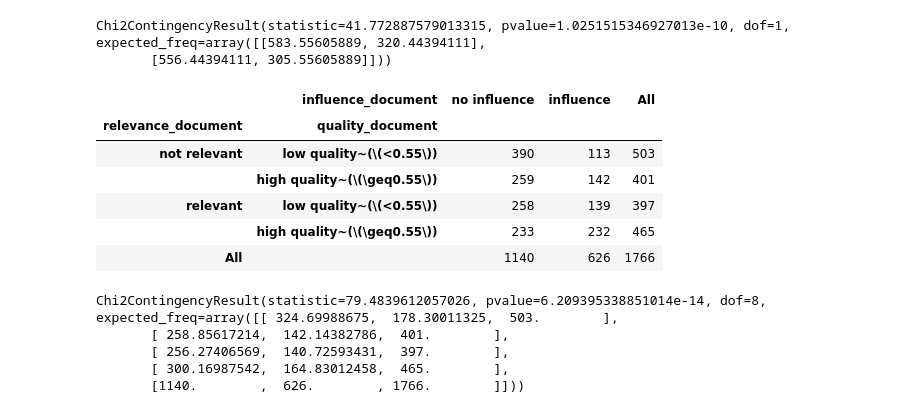
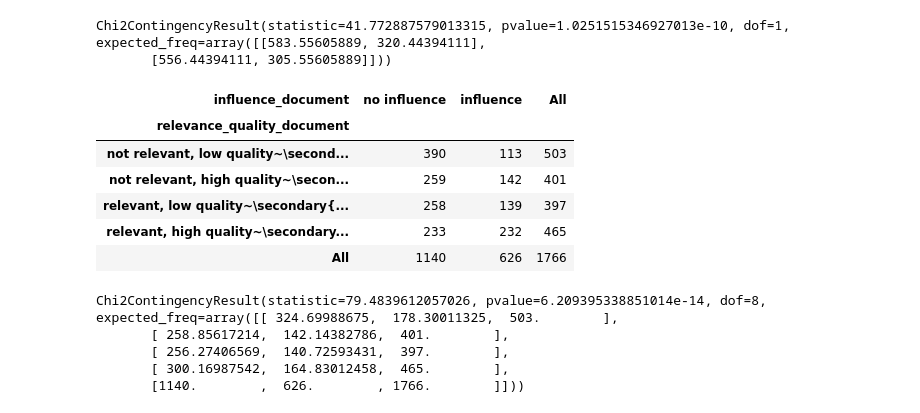
Before and after one commit to webis-de/clef24-search-quality-decision-making, a Jupyter notebook: notebooks/evaluation_user_study.ipynb, the cells around one changed output. Drawn from its saved outputs; the diff is of its cells as text; code cells hidden in the pictures.

```diff
--- a/notebooks/evaluation_user_study.ipynb
+++ b/notebooks/evaluation_user_study.ipynb
@@ -467,6 +493,7 @@ plot
 # %%
-quality_threshold = 0.55
-label_low_quality = r"low quality~(\(<"+f"{quality_threshold:.2f}"+r"\))"
-label_high_quality = r"high quality~(\(\geq"+f"{quality_threshold:.2f}"+r"\))"
+# Copy-pasted from the quality assessments evaluation notebook (median).
+quality_threshold = 0.56969696969697
+label_low_quality = r"low quality~\secondary{(\(<" + f"{quality_threshold:.2f}" + r"\))}"
+label_high_quality = r"high quality~\secondary{(\(\geq" + f"{quality_threshold:.2f}" + r"\))}"
 quality_threshold
 # %% [output]
@@ -474,6 +501,6 @@ quality_threshold
 # %%
-initial_confidence_threshold = df["confidence_before_search"].mean()
-label_low_initial_confidence = r"low initial confidence~(\(<" + f"{initial_confidence_threshold:.2f}" + r"\))"
-label_high_initial_confidence = r"high initial confidence~(\(\geq" + f"{initial_confidence_threshold:.2f}" + r"\))"
+initial_confidence_threshold = df["confidence_before_search"].median()
+label_low_initial_confidence = r"low confidence~\secondary{(\(<" + f"{initial_confidence_threshold:.0f}" + r"\))}"
+label_high_initial_confidence = r"high confidence~\secondary{(\(\geq" + f"{initial_confidence_threshold:.0f}" + r"\))}"
 initial_confidence_threshold
 # %% [output]
@@ -481,6 +508,6 @@ initial_confidence_threshold
 # %%
-final_confidence_threshold = df["confidence_after_search"].mean()
-label_low_final_confidence = r"low final confidence~(\(<" + f"{final_confidence_threshold:.2f}" + r"\))"
-label_high_final_confidence = r"high final confidence~(\(\geq" + f"{final_confidence_threshold:.2f}" + r"\))"
+final_confidence_threshold = df["confidence_after_search"].median()
+label_low_final_confidence = r"low confidence~\secondary{(\(<" + f"{final_confidence_threshold:.0f}" + r"\))}"
+label_high_final_confidence = r"high confidence~\secondary{(\(\geq" + f"{final_confidence_threshold:.0f}" + r"\))}"
 final_confidence_threshold
 # %% [output]
@@ -507,6 +534,15 @@ df_test["relevance_document"] = df_test["relevance_document"].map(
 df_test["relevance_document"] = Categorical(
     df_test["relevance_document"],
     categories=["not relevant", "relevant"],
+    ordered=True,
+)
+df_test["relevance_quality_document"] = [
+    row["relevance_document"] + ", " + row["quality_document"]
+    for _, row in df_test.iterrows()
+]
+df_test["relevance_quality_document"] = Categorical(
+    df_test["relevance_quality_document"],
+    categories=[f"not relevant, {label_low_quality}", f"not relevant, {label_high_quality}", f"relevant, {label_low_quality}", f"relevant, {label_high_quality}"],
     ordered=True,
 )
 df_test["stance_strength_document"] = df_test["stance_strength_document"].map({
@@ -600,23 +636,23 @@ Chi2ContingencyResult(statistic=41.772887579013315, pvalue=1.0251515346927013e-1
        [556.44394111, 305.55605889]]))
 # %%
 contingency_quality_quality_relevance = crosstab(
-    index=[        df_test["relevance_document"],        df_test["quality_document"]    ],
+    index=df_test["relevance_quality_document"],
     columns=df_test["influence_document"],
 )
 contingency_full_quality_relevance = crosstab(
-    index=[        df_test["relevance_document"],        df_test["quality_document"]    ],
+    index=df_test["relevance_quality_document"],
     columns=df_test["influence_document"],
     margins=True,
 )
 contingency_full_quality_relevance
 # %% [output]
-|  | influence_document | no influence | influence | All |
-| relevance_document | quality_document |  |  |  |
-| not relevant | low quality~(\(<0.55\)) | 390 | 113 | 503 |
-|  | high quality~(\(\geq0.55\)) | 259 | 142 | 401 |
-| relevant | low quality~(\(<0.55\)) | 258 | 139 | 397 |
-|  | high quality~(\(\geq0.55\)) | 233 | 232 | 465 |
-| All |  | 1140 | 626 | 1766 |
+| influence_document | no influence | influence | All |
+| relevance_quality_document |  |  |  |
+| not relevant, low quality~\second... | 390 | 113 | 503 |
+| not relevant, high quality~\secon... | 259 | 142 | 401 |
+| relevant, low quality~\secondary{... | 258 | 139 | 397 |
+| relevant, high quality~\secondary... | 233 | 232 | 465 |
+| All | 1140 | 626 | 1766 |
 # %%
 chi2_quality_relevance = chi2_contingency(contingency_full_quality_relevance)
 chi2_quality_relevance
```
Also changed, not shown: parts of 58 cells of this notebook.
